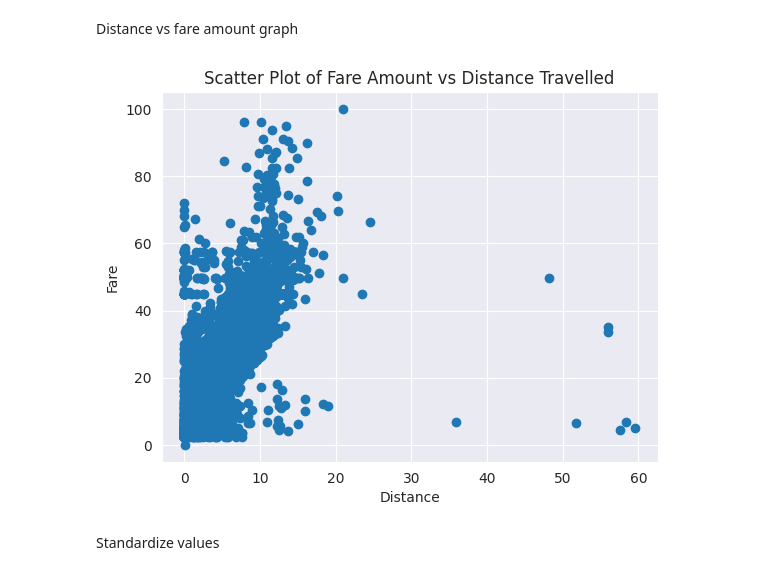
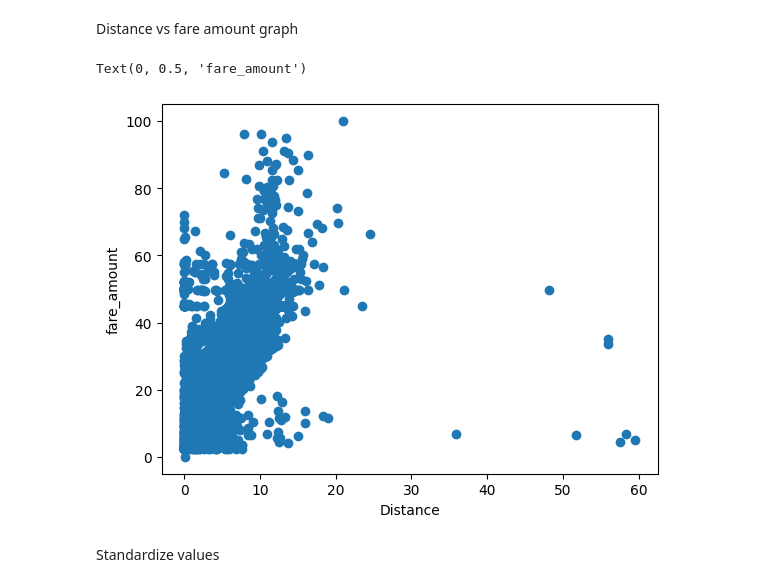
Before and after one commit to JonathanCharles123/IntelSystems, a Jupyter notebook: NoteBooks/Uber2.ipynb, the cells around one changed output. Saved outputs shown, nothing was run; the diff lists cells and outputs as text; code cells hidden in the pictures.

```diff
--- a/NoteBooks/Uber2.ipynb
+++ b/NoteBooks/Uber2.ipynb
@@ -91,4 +87,3 @@ df['hours'] = df['pickup_datetime'].dt.hour
 # %%
 df.drop('pickup_datetime', axis=1, inplace=True)
-df.drop('passenger_count', axis=1, inplace=True)
 # %% [markdown]
@@ -106,7 +100,7 @@ df.drop(condition, inplace=True)
 # %% [markdown]
 Calculate Distance
 # %%
-# Calculate the distance between pickup and dropoff locations
+#Calculate the distance between pickup and dropoffm
 longitude, latitude = [], []
 
 longitude.append(df["pickup_longitude"].tolist())
@@ -114,10 +108,10 @@ longitude.append(df["dropoff_longitude"].tolist())
 latitude.append(df["pickup_latitude"].tolist())
 latitude.append(df["dropoff_latitude"].tolist())
 
-# Find the distance in miles
-distance = [hs.haversine((latitude[1][i], longitude[1][i]), (latitude[0][i], longitude[0][i]), unit=Unit.MILES)
+#Find the distance in miles
+distance = [hs.haversine((latitude[1][i], longitude[1][i]), (latitude[0][i], longitude[0][i]), unit=Unit.KILOMETERS)
               for i in range(len(longitude[0]))]
 
-# Append the new distance column to the dataset
+#Append the new distance column to the dataset
 df['distance'] = distance
 # %%
@@ -134,9 +127,0 @@ df.head()
-# %%
-# Visualize the distribution of 'hours'
-plt.figure(figsize=(8, 4))
-sns.set_style(style='darkgrid')
-sns.histplot(df['hours'], bins=30, kde=True)
-plt.title('Distribution of Hours')
-plt.xlabel('Hour')
-plt.ylabel('Frequency')
-plt.show()
@@ -145,15 +128,17 @@ plt.show()
 # %% [markdown]
 Remove Outliers
 # %%
-# Drop the rows where the fare amount is <=0 and distance is <=0
+#Drop the rows where the fare amount is <=0 and distance is <=0
+
 df.drop(df[df['fare_amount']<=0].index,inplace=True)
 df.drop(df[df['distance']<=0].index,inplace=True)
+df.drop(df[df['distance']>60].index,inplace=True)
 
-# Drop distance and fair amount outliers
-df.drop(df[df['distance']>60].index,inplace=True)
+#drop outlier distance and fair amount
+df.drop(df[df['distance']>100].index,inplace=True)
 df.drop(df[df['fare_amount']>100].index,inplace=True)
 
-# Drop unrealistic fair amounts and distance travelled
+#drop unrealistic fair amounts and distance travelled
 df.drop(df[(df['fare_amount']>=100) & (df['distance']<=1)].index,inplace=True)
 df.drop(df[(df['fare_amount']<=100) & (df['distance']>=100)].index,inplace=True)
 # %% [markdown]
@@ -161,11 +146,10 @@ Distance vs fare amount graph
 # %%
 plt.scatter(df['distance'], df['fare_amount'])
 plt.xlabel("Distance")
-plt.ylabel("Fare")
-plt.title('Scatter Plot of Fare Amount vs Distance Travelled')
-plt.show()
+plt.ylabel("fare_amount")
 # %% [output]
+Text(0, 0.5, 'fare_amount')
-[figure, old version]
+[figure, new version]
 # %%
 x = df.drop(['fare_amount'],axis = 1)
 y = df['fare_amount'].values.reshape(-1, 1)
```
Also changed, not shown: parts of 16 cells of this notebook, 1 other file.
